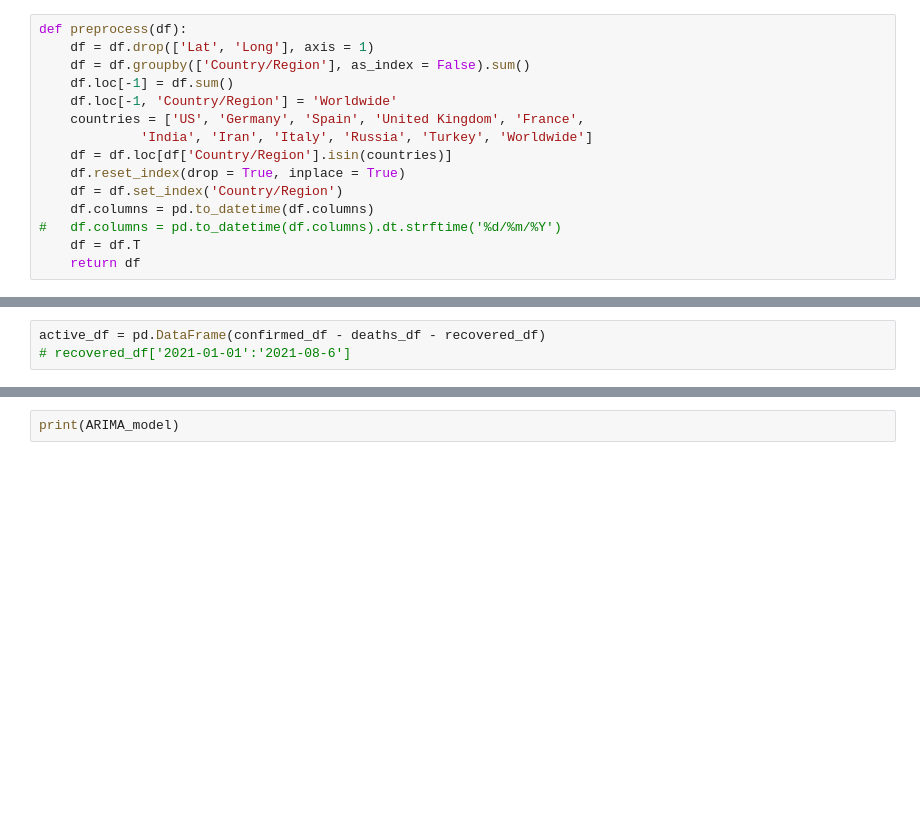
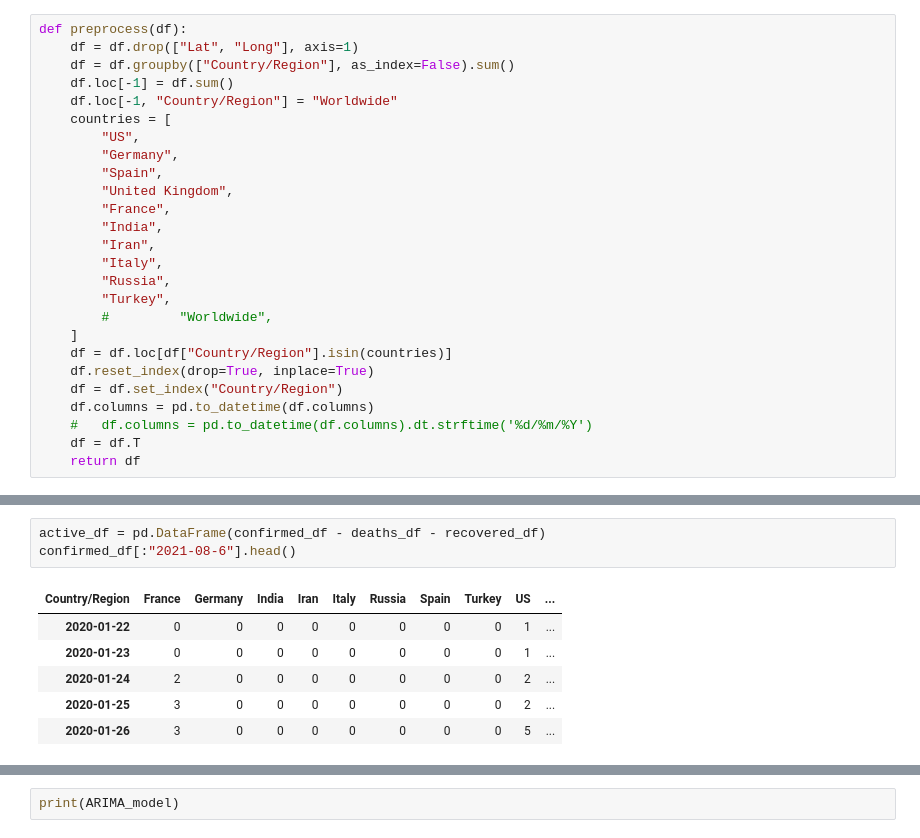
Before and after one commit to bharathvariar/Time-Forecasting-with-ARIMA-and-Neural-Networks, a Jupyter notebook: Deep Learning Project.ipynb, the cells around one changed output, grey strips where cells are left out. Cells and saved outputs as stored; diff of their text form; blank space fills up the shorter version.

```diff
--- a/Deep Learning Project.ipynb
+++ b/Deep Learning Project.ipynb
@@ -16,15 +28,26 @@ warnings.filterwarnings("ignore") # specify to ignore warning messages
 # %%
 def preprocess(df):
-    df = df.drop(['Lat', 'Long'], axis = 1)
-    df = df.groupby(['Country/Region'], as_index = False).sum()
+    df = df.drop(["Lat", "Long"], axis=1)
+    df = df.groupby(["Country/Region"], as_index=False).sum()
     df.loc[-1] = df.sum()
-    df.loc[-1, 'Country/Region'] = 'Worldwide'
-    countries = ['US', 'Germany', 'Spain', 'United Kingdom', 'France',
-             'India', 'Iran', 'Italy', 'Russia', 'Turkey', 'Worldwide']
-    df = df.loc[df['Country/Region'].isin(countries)]
-    df.reset_index(drop = True, inplace = True)
-    df = df.set_index('Country/Region')
+    df.loc[-1, "Country/Region"] = "Worldwide"
+    countries = [
+        "US",
+        "Germany",
+        "Spain",
+        "United Kingdom",
+        "France",
+        "India",
+        "Iran",
+        "Italy",
+        "Russia",
+        "Turkey",
+        #         "Worldwide",
+    ]
+    df = df.loc[df["Country/Region"].isin(countries)]
+    df.reset_index(drop=True, inplace=True)
+    df = df.set_index("Country/Region")
     df.columns = pd.to_datetime(df.columns)
-#   df.columns = pd.to_datetime(df.columns).dt.strftime('%d/%m/%Y')
+    #   df.columns = pd.to_datetime(df.columns).dt.strftime('%d/%m/%Y')
     df = df.T
     return df
@@ -38,3 +71,10 @@ recovered_df = preprocess(recovered_df)
 # %%
 active_df = pd.DataFrame(confirmed_df - deaths_df - recovered_df)
-# recovered_df['2021-01-01':'2021-08-6']
+confirmed_df[:"2021-08-6"].head()
+# %% [output]
+| Country/Region | France | Germany | India | Iran | Italy | Russia | Spain | Turkey | US | ... |
+| 2020-01-22 | 0 | 0 | 0 | 0 | 0 | 0 | 0 | 0 | 1 | ... |
+| 2020-01-23 | 0 | 0 | 0 | 0 | 0 | 0 | 0 | 0 | 1 | ... |
+| 2020-01-24 | 2 | 0 | 0 | 0 | 0 | 0 | 0 | 0 | 2 | ... |
+| 2020-01-25 | 3 | 0 | 0 | 0 | 0 | 0 | 0 | 0 | 2 | ... |
+| 2020-01-26 | 3 | 0 | 0 | 0 | 0 | 0 | 0 | 0 | 5 | ... |
```
Also changed, not shown: parts of 26 cells of this notebook, 4 other files.
